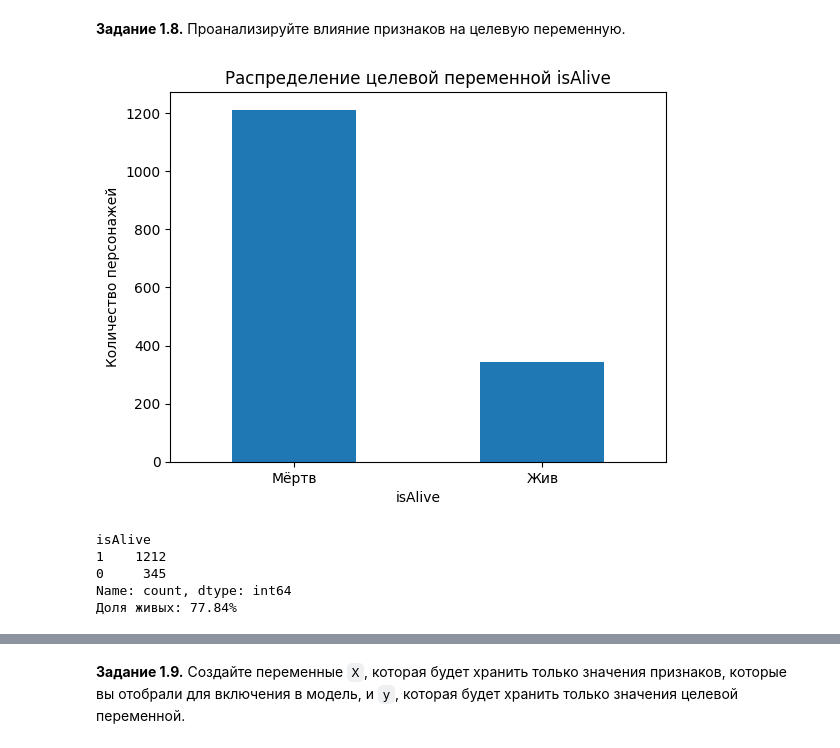
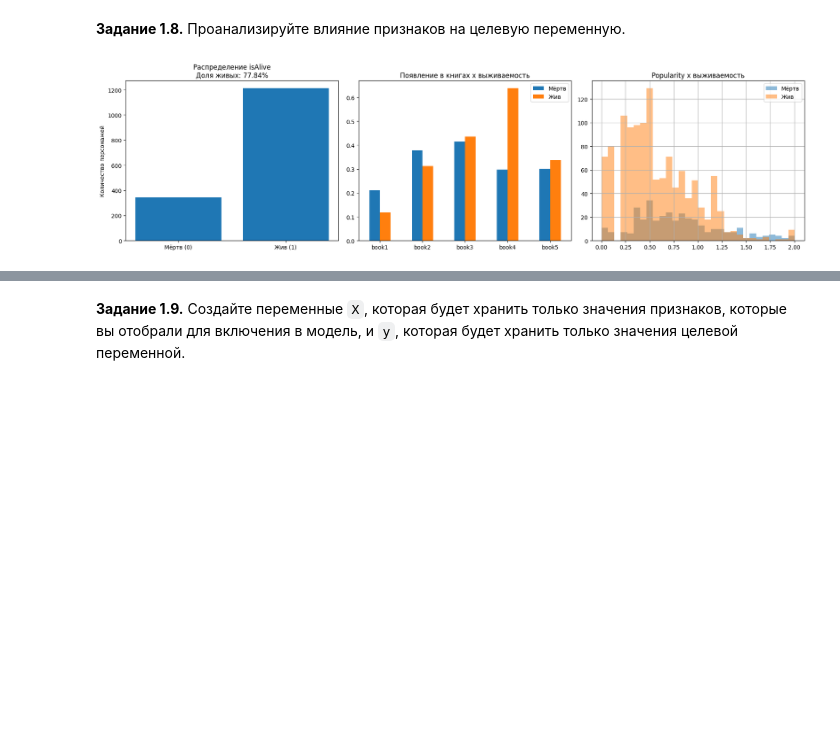
Before and after one commit to LevoniaSolo/DLS, a Jupyter notebook: week_01_ml_intro/Homework/hw_1_game_of_thrones.ipynb, the cells around one changed output, grey strips where cells are left out. Saved outputs shown, nothing was run; the diff lists cells and outputs as text; code cells hidden in the pictures; blank space fills up the shorter version.

```diff
--- a/week_01_ml_intro/Homework/hw_1_game_of_thrones.ipynb
+++ b/week_01_ml_intro/Homework/hw_1_game_of_thrones.ipynb
@@ -500,14 +500,28 @@ plt.show()
 # %%
 fig, axes = plt.subplots(1, 3, figsize=(18, 5))
 
+# График 1 - целевая переменная
 counts = data['isAlive'].value_counts().sort_index()
 axes[0].bar(['Мёртв (0)', 'Жив (1)'], counts.values)
 axes[0].set_title(f'Распределение isAlive\nДоля живых: {data["isAlive"].mean():.2%}')
 axes[0].set_ylabel('Количество персонажей')
+
+# График 2 - книги
+book_cols = ['book1', 'book2', 'book3', 'book4', 'book5']
+book_survival = data.groupby('isAlive')[book_cols].mean().T
+book_survival.columns = ['Мёртв', 'Жив']
+book_survival.plot(kind='bar', ax=axes[1])
+axes[1].set_title('Появление в книгах x выживаемость')
+axes[1].set_xticklabels(book_cols, rotation=0)
+
+# График 3 - popularity
+for val, label in [(0, 'Мёртв'), (1, 'Жив')]:
+    data[data['isAlive'] == val]['popularity'].hist(
+        bins=30, alpha=0.5, label=label, ax=axes[2])
+axes[2].set_title('Popularity x выживаемость')
+axes[2].legend()
+
+plt.tight_layout()
+plt.show()
 # %% [output]
-[figure, old version]
+[figure, new version]
-isAlive
-1    1212
-0     345
-Name: count, dtype: int64
-Доля живых: 77.84%
```
Also changed, not shown: parts of 21 cells of this notebook.
